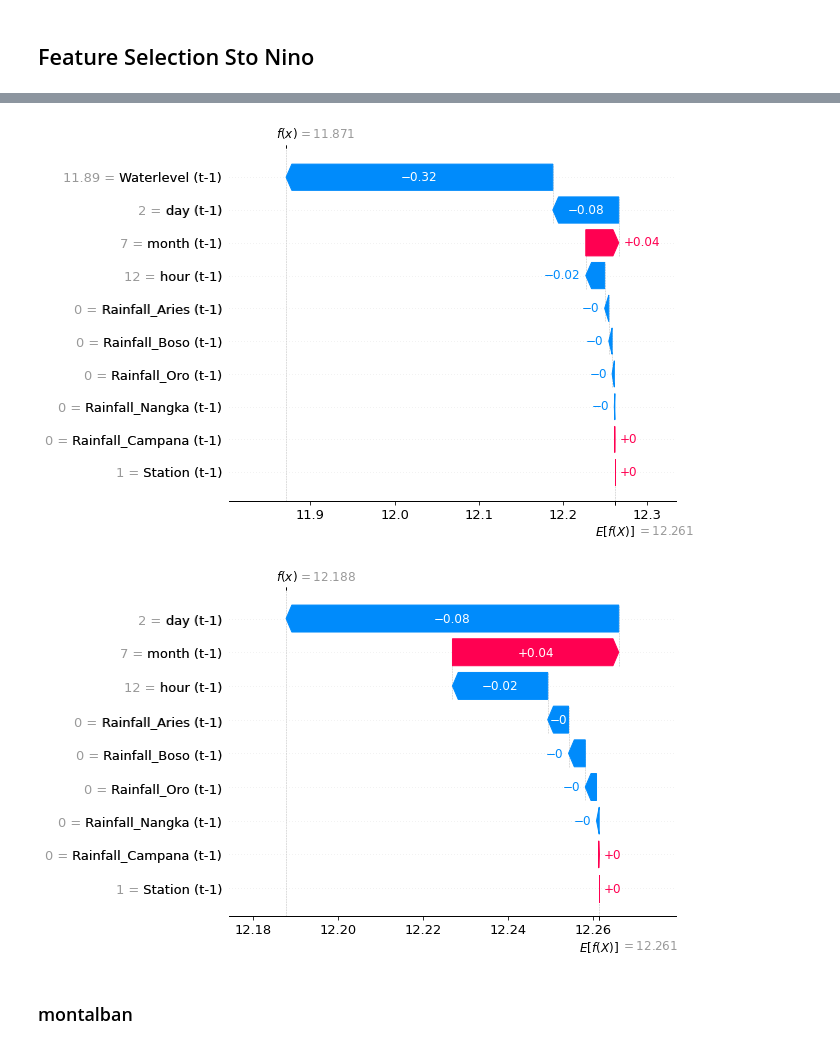
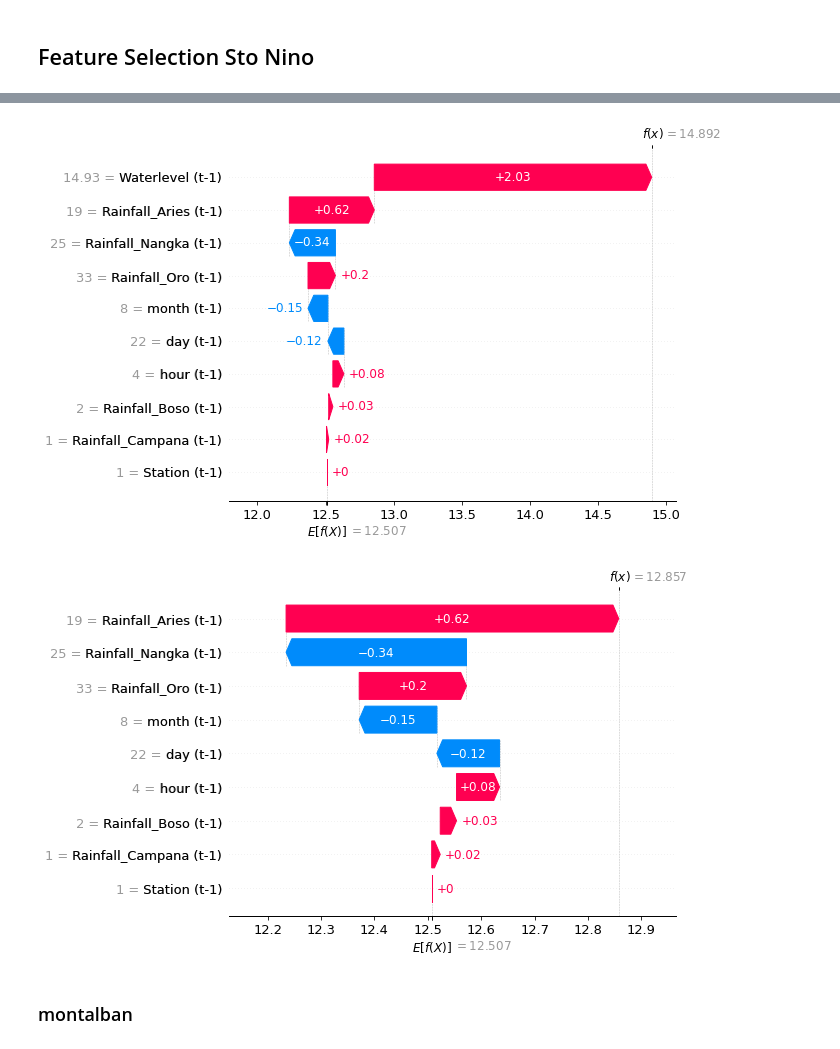
Before and after one commit to NeilQue/dsci_thesis, a Jupyter notebook: Modelling/anns_window_1_full_dataset.ipynb, the cells around one changed output, grey strips where cells are left out. Saved outputs shown, nothing was run; the diff lists cells and outputs as text; code cells hidden in the pictures.

Commit message:
Added SHAP Codes

```diff
--- a/Modelling/anns_window_1_full_dataset.ipynb
+++ b/Modelling/anns_window_1_full_dataset.ipynb
@@ -450,0 +457,10 @@ tf.Tensor(
+# %%
+# Get all test data
+jer = []
+for inputs, _ in sto_nino_window.test.take(1):  # Take all test data
+    batch_data = inputs.numpy()
+    jer.append(batch_data)
+jer = np.concatenate(jer, axis=0)  # Combine batches
+
+# Flatten the test data
+jer_flat = jer.reshape(jer.shape[0], -1)
@@ -457,3 +483,12 @@ for x, _ in sto_nino_window.test:
         sto_nino_y_pred.append(predictions[i])
 
 sto_nino_y_pred = np.array(sto_nino_y_pred).reshape(sto_nino_y_true.shape)
+# %%
+test_pred = []
+
+for x, _ in sto_nino_window.test.take(1):
+    predictions_test = lstm_model(x)
+    for i in range(len(predictions_test)):
+        test_pred.append(predictions_test[i])
+
+test_pred
@@ -500,24 +553,24 @@ import numpy as np
 import matplotlib.pyplot as plt
 
 # Get training data for the background distribution
-train_data = []
+train_data_sto_nino = []
 for inputs, _ in sto_nino_window.train.take(50):
     batch_data = inputs.numpy()
-    train_data.append(batch_data)
-train_data = np.concatenate(train_data, axis=0)  # Combine batches
+    train_data_sto_nino.append(batch_data)
+train_data_sto_nino = np.concatenate(train_data_sto_nino, axis=0)  # Combine batches
 
 # Flatten the training data for the explainer
-train_data_flat = train_data.reshape(train_data.shape[0], -1)
+train_data_flat_sto_nino = train_data_sto_nino.reshape(train_data_sto_nino.shape[0], -1)
 
 # Get all test data
-test_data = []
-for inputs, _ in sto_nino_window.test:  # Take all test data
+test_data_sto_nino = []
+for inputs, _ in sto_nino_window.test.take(50):  # Take all test data
     batch_data = inputs.numpy()
-    test_data.append(batch_data)
-test_data = np.concatenate(test_data, axis=0)  # Combine batches
+    test_data_sto_nino.append(batch_data)
+test_data_sto_nino = np.concatenate(test_data_sto_nino, axis=0)  # Combine batches
 
 # Flatten the test data
-test_data_flat = test_data.reshape(test_data.shape[0], -1)
+test_data_flat_sto_nino = test_data_sto_nino.reshape(test_data_sto_nino.shape[0], -1)
 
 # Prediction function that returns a single value (last time step of water level)
 def predict_last_step(X):
@@ -535,10 +588,10 @@ def predict_last_step(X):
     return preds[:, 0]  # Last time step, first feature (water level)
 
 # Create the explainer using training data as background
-explainer_sto_nino = shap.Explainer(predict_last_step, train_data_flat)
+explainer_sto_nino = shap.Explainer(predict_last_step, train_data_flat_sto_nino)
 
 # Calculate SHAP values for all test samples
-shap_values_sto_nino = explainer_sto_nino(test_data_flat)  # Directly call explainer on test data
+shap_values_sto_nino = explainer_sto_nino(test_data_flat_sto_nino)  # Directly call explainer on test data
 
 # Extract the SHAP values
 shap_values_array_sto_nino = shap_values_sto_nino.values  # Get the actual SHAP values
@@ -765,29 +827,29 @@ plt.show()
 # %%
 import shap
 
 # Select a specific test sample (e.g., first instance)
-sample_idx = 0
+sample_idx = 1216
 shap_single_sto_nino = shap_values_sto_nino[sample_idx]  # Extract SHAP values for one instance
 
 # Create feature name labels for each time step
 time_step_feature_names = []
 for t in range(sto_nino_window.input_width):
     for feature in feature_names:
         time_step_feature_names.append(f"{feature} (t-{sto_nino_window.input_width - t})")
 
 # Create SHAP waterfall plot for the chosen instance
 shap.waterfall_plot(shap.Explanation(values=shap_single_sto_nino.values,
                                      base_values=shap_single_sto_nino.base_values,
-                                     data=test_data_flat[sample_idx],
+                                     data=test_data_flat_sto_nino[sample_idx],
                                      feature_names=time_step_feature_names))
 # %% [output]
-[figure, old version]
+[figure, new version]
 # %%
 import shap
 import numpy as np
 
 # Select a specific test sample (e.g., first instance)
-sample_idx = 0
+sample_idx = 1216
 shap_single_sto_nino = shap_values_sto_nino[sample_idx]  # Extract SHAP values for one instance
 
 # Identify indices of "Waterlevel" in the feature list
@@ -807,7 +869,7 @@ waterlevel_indices = [i for i in range(len(time_step_feature_names)) if i % num_
 # Remove Waterlevel from SHAP values, feature names, and test sample data
 filtered_shap_values_sto_nino = np.delete(shap_single_sto_nino.values, waterlevel_indices)
 filtered_feature_names_sto_nino = [f for i, f in enumerate(time_step_feature_names) if i not in waterlevel_indices]
-filtered_test_data_sto_nino = np.delete(test_data_flat[sample_idx], waterlevel_indices)
+filtered_test_data_sto_nino = np.delete(test_data_flat_sto_nino[sample_idx], waterlevel_indices)
 
 # Create SHAP waterfall plot without "Waterlevel"
 shap.waterfall_plot(shap.Explanation(values=filtered_shap_values_sto_nino,
@@ -815,7 +877,7 @@ shap.waterfall_plot(shap.Explanation(values=filtered_shap_values_sto_nino,
                                      data=filtered_test_data_sto_nino,
                                      feature_names=filtered_feature_names_sto_nino))
 # %% [output]
-[figure, old version]
+[figure, new version]
 # %% [markdown]
 ### montalban
 # %%
```
Also changed, not shown: parts of 42 cells of this notebook, 10 other files.
